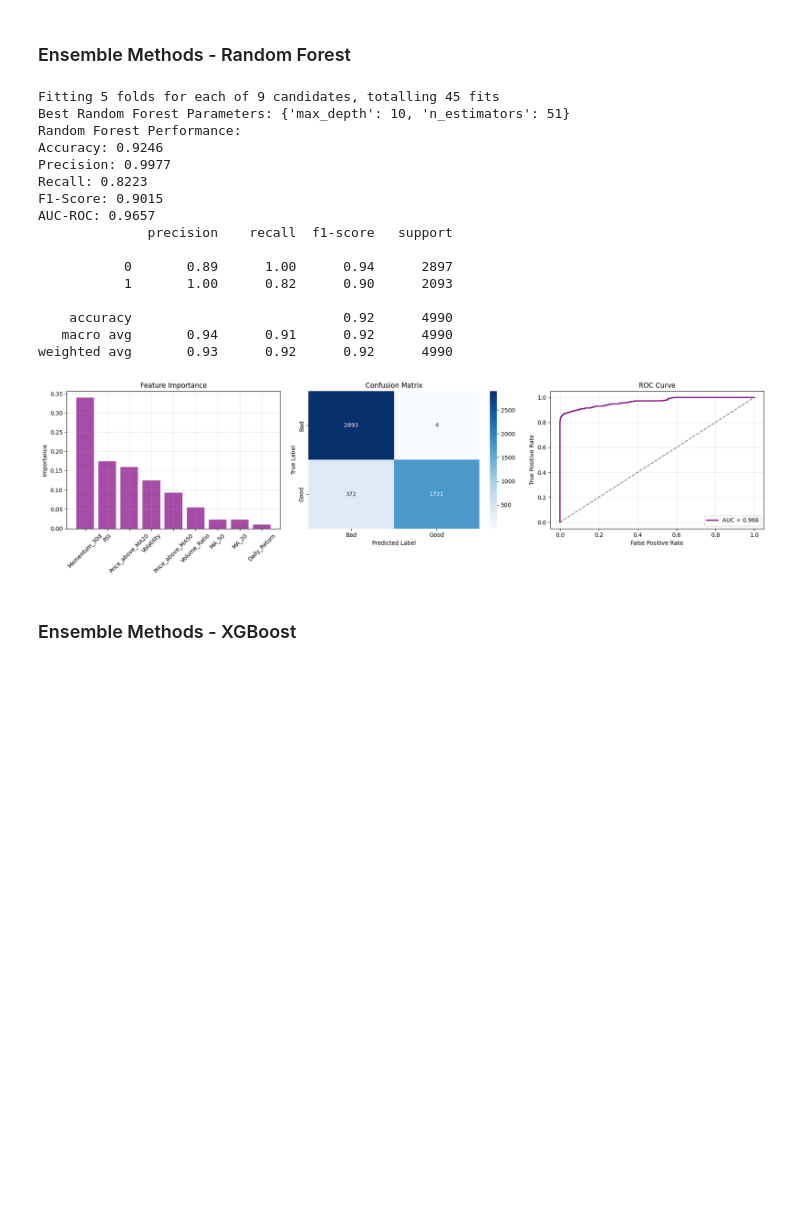
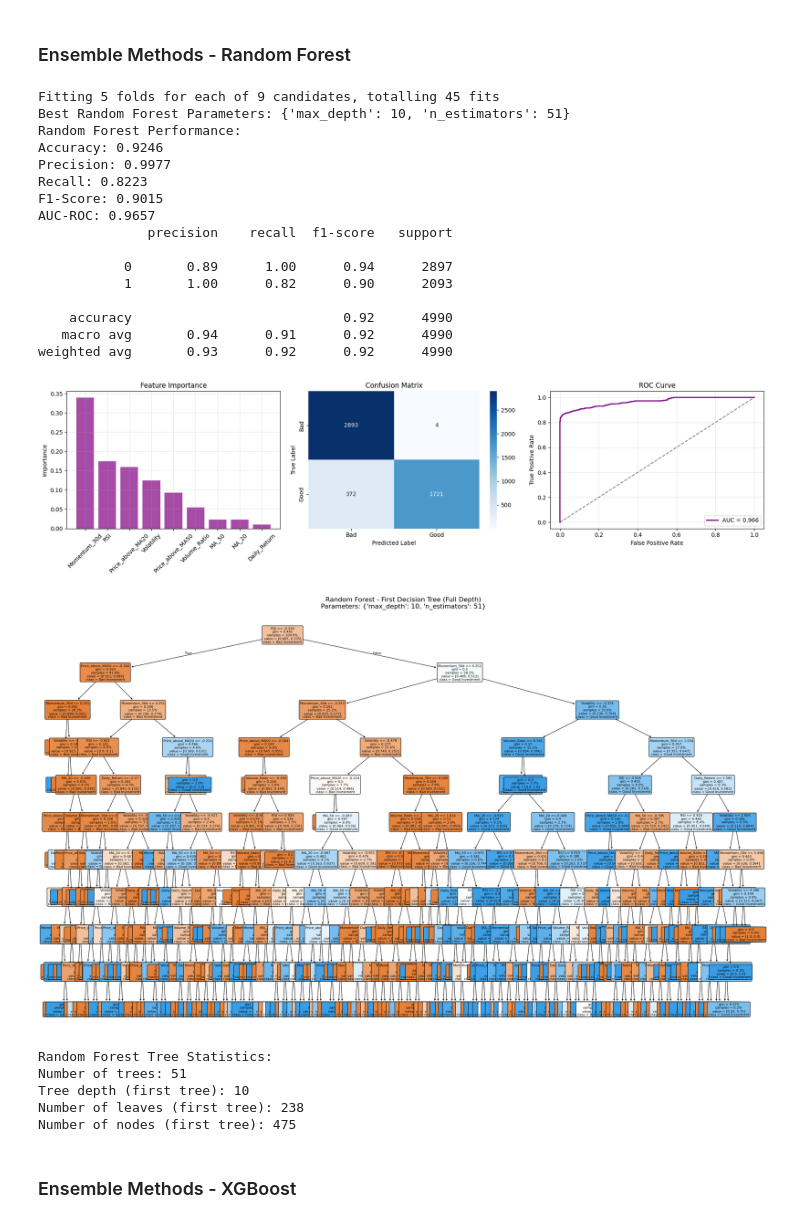
Before and after one commit to omaraboelfadl/CMP466-Summer25-G7-Project, a Jupyter notebook: CMP_466_G7_ProjectCode_Streamlined.ipynb, the cells around one changed output. Cells and saved outputs as stored; diff of their text form; code cells hidden in the pictures; blank space fills up the shorter version.

```diff
--- a/CMP_466_G7_ProjectCode_Streamlined.ipynb
+++ b/CMP_466_G7_ProjectCode_Streamlined.ipynb
@@ -874,6 +880,7 @@ plt.show()
 from sklearn.ensemble import RandomForestClassifier
 from sklearn.metrics import confusion_matrix, roc_curve
 import seaborn as sns
+from sklearn.tree import plot_tree
 import matplotlib.pyplot as plt
 
 # Create Random Forest model
@@ -944,33 +951,66 @@ axes[1].set_xlabel('Predicted Label')
 fpr_rf, tpr_rf, _ = roc_curve(y_test, rf_probabilities)
 axes[2].plot(fpr_rf, tpr_rf, color='purple', linewidth=2,
              label=f'AUC = {rf_auc:.3f}')
 axes[2].plot([0, 1], [0, 1], 'k--', alpha=0.5)
 axes[2].set_xlabel('False Positive Rate')
 axes[2].set_ylabel('True Positive Rate')
 axes[2].set_title('ROC Curve')
 axes[2].legend()
 axes[2].grid(True, alpha=0.3)
 
 plt.tight_layout()
 plt.show()
+
+# Visualize Random Forest Tree Structure (first tree in detail)
+
+# Get the first tree from the Random Forest
+first_tree = best_randomforest_model.estimators_[0]
+
+plt.figure(figsize=(25, 15))
+plot_tree(first_tree,
+          feature_names=feature_cols,
+          class_names=['Bad Investment', 'Good Investment'],
+          filled=True,
+          fontsize=8,
+          proportion=True,
+          impurity=True,
+          rounded=True,
+          max_depth=None)
+plt.title(f'Random Forest - First Decision Tree (Full Depth)\nParameters: {grid_search_rf.best_params_}',
+          fontsize=16, pad=20)
+plt.tight_layout()
+plt.show()
+
+# Also show tree statistics
+print(f"Random Forest Tree Statistics:")
+print(f"Number of trees: {best_randomforest_model.n_estimators}")
+print(f"Tree depth (first tree): {first_tree.get_depth()}")
+print(f"Number of leaves (first tree): {first_tree.get_n_leaves()}")
+print(f"Number of nodes (first tree): {first_tree.tree_.node_count}")
 # %% [output]
 Fitting 5 folds for each of 9 candidates, totalling 45 fits
 Best Random Forest Parameters: {'max_depth': 10, 'n_estimators': 51}
 Random Forest Performance:
 Accuracy: 0.9246
 Precision: 0.9977
 Recall: 0.8223
 F1-Score: 0.9015
 AUC-ROC: 0.9657
               precision    recall  f1-score   support
 
            0       0.89      1.00      0.94      2897
            1       1.00      0.82      0.90      2093
 
     accuracy                           0.92      4990
    macro avg       0.94      0.91      0.92      4990
 weighted avg       0.93      0.92      0.92      4990
 [figure]
+[figure, added]
+Random Forest Tree Statistics:
+Number of trees: 51
+Tree depth (first tree): 10
+Number of leaves (first tree): 238
+Number of nodes (first tree): 475
 # %% [markdown]
 ### Ensemble Methods - XGBoost
 # %%
```
Also changed, not shown: parts of 7 cells of this notebook.
